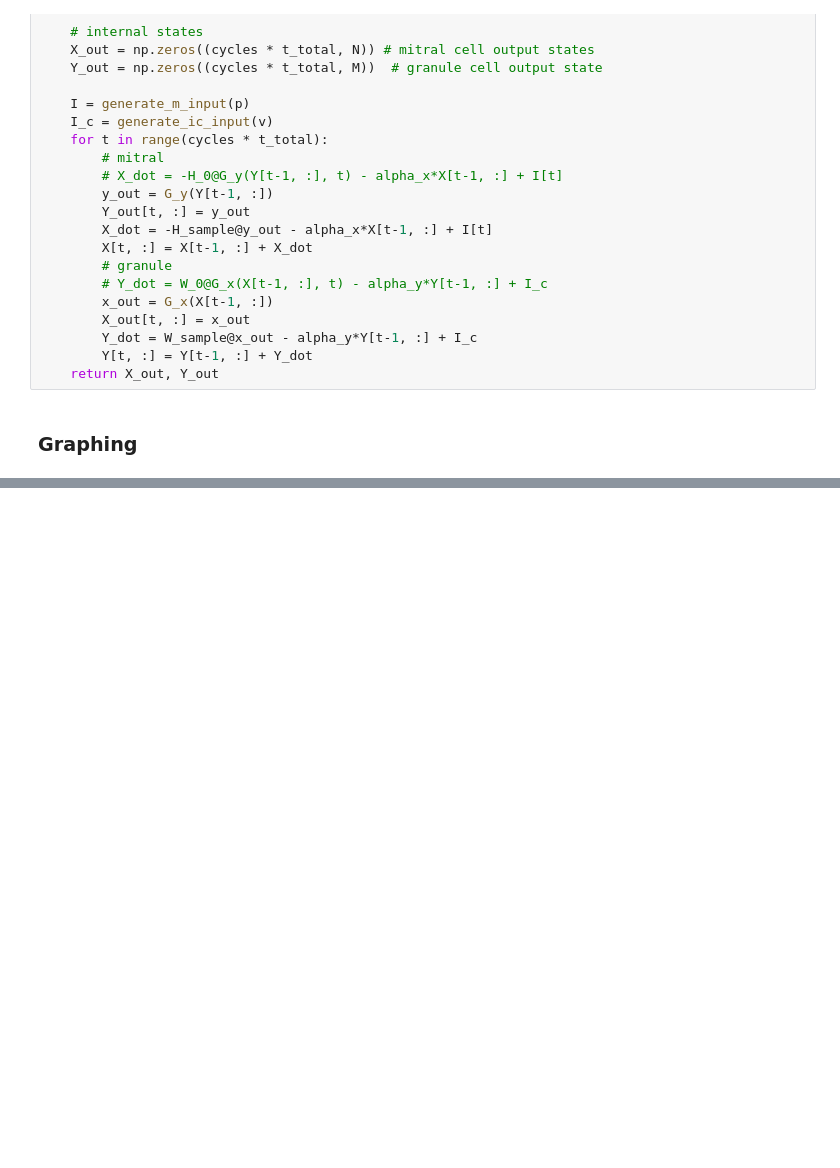
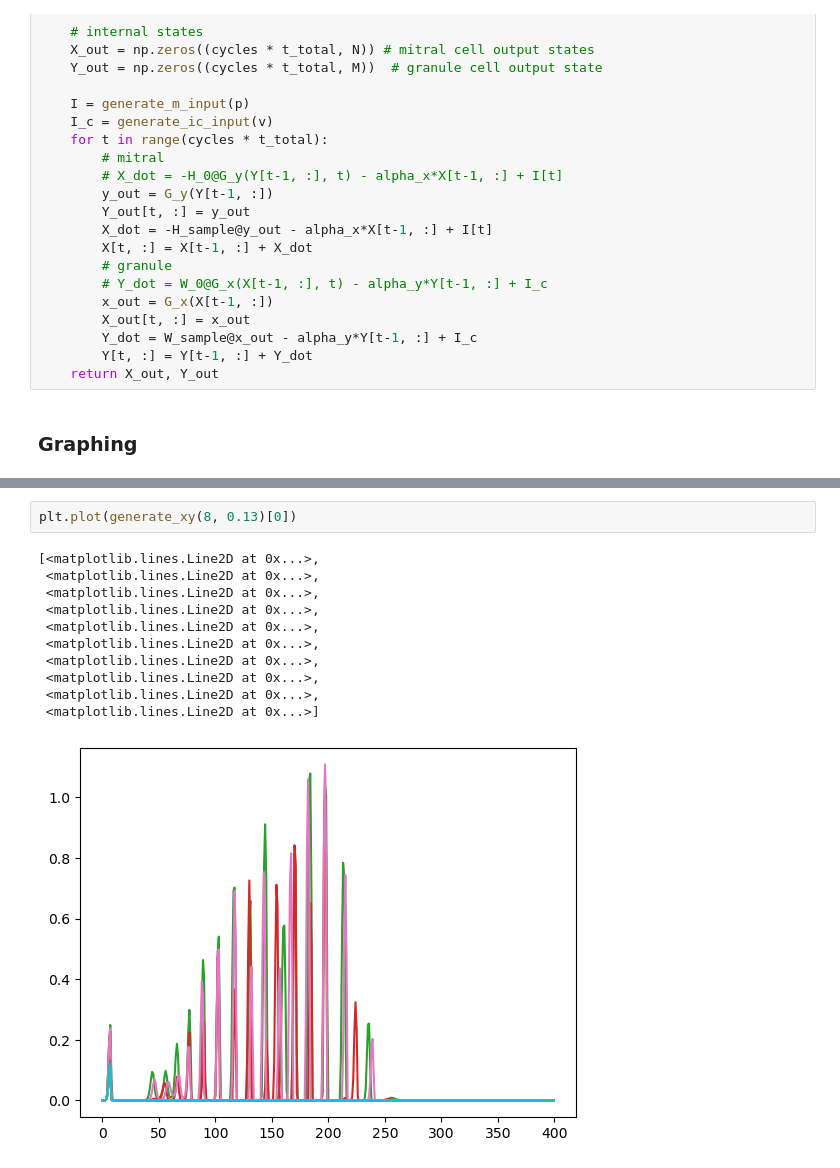
Before and after one commit to jhsieh731/23_research, a Jupyter notebook: 1989_Li.ipynb, the cells around one changed output, grey strips where cells are left out. Drawn from its saved outputs; the diff is of its cells as text; blank space fills up the shorter version.

```diff
--- a/1989_Li.ipynb
+++ b/1989_Li.ipynb
@@ -171,0 +186,14 @@ Text(0.5, 0.98, 'Granule Cell Output')
+# %%
+plt.plot(generate_xy(8, 0.13)[0])
+# %% [output]
+[<matplotlib.lines.Line2D at 0x...>,
+ <matplotlib.lines.Line2D at 0x...>,
+ <matplotlib.lines.Line2D at 0x...>,
+ <matplotlib.lines.Line2D at 0x...>,
+ <matplotlib.lines.Line2D at 0x...>,
+ <matplotlib.lines.Line2D at 0x...>,
+ <matplotlib.lines.Line2D at 0x...>,
+ <matplotlib.lines.Line2D at 0x...>,
+ <matplotlib.lines.Line2D at 0x...>,
+ <matplotlib.lines.Line2D at 0x...>]
+[figure, added]
```
Also changed, not shown: parts of 3 cells of this notebook.
